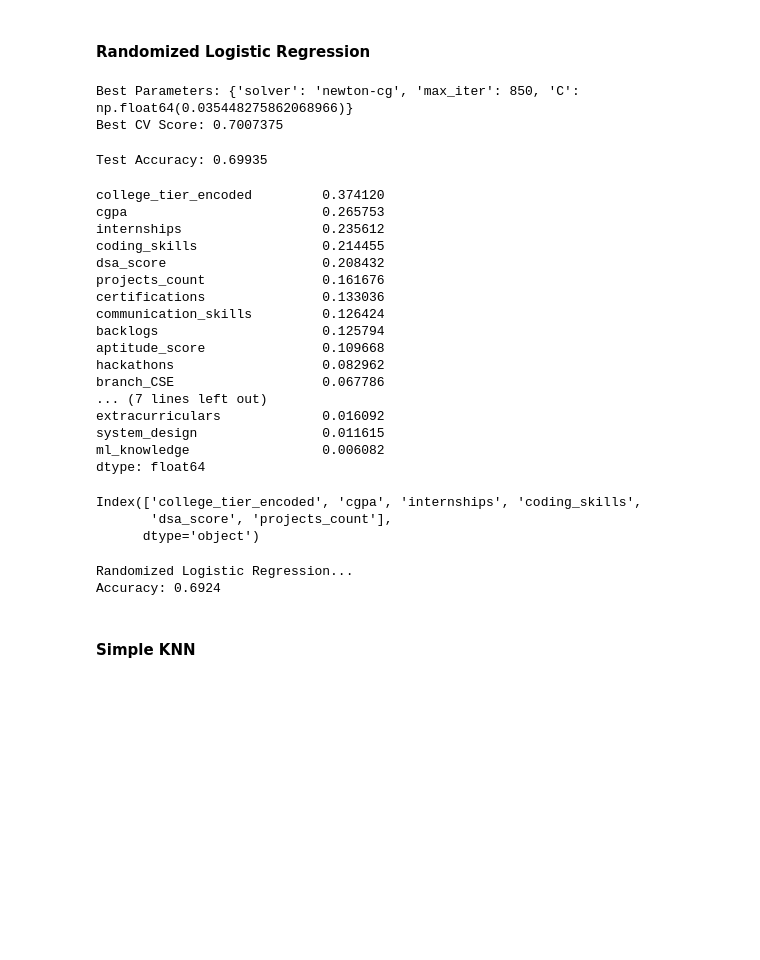
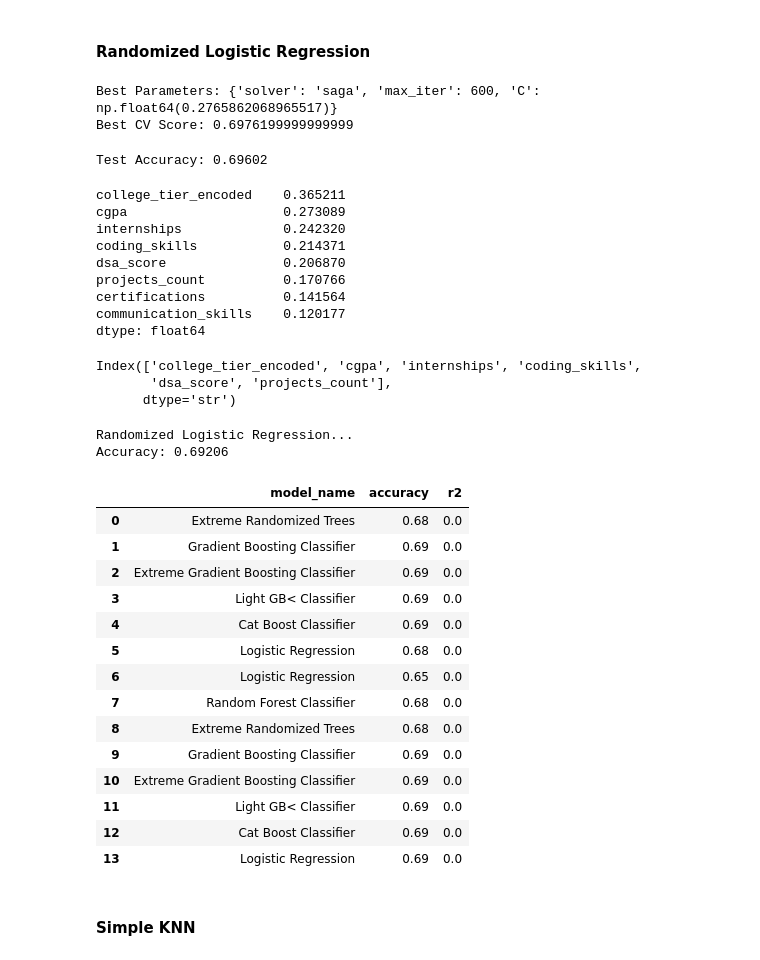
Before and after one commit to smartestnerdfromtown/Data-Science-Projects, a Jupyter notebook: Student Placement Prediction Dataset/analysis.ipynb, the cells around one changed output. Drawn from its saved outputs; the diff is of its cells as text; code cells hidden in the pictures; blank space fills up the shorter version.

```diff
--- a/Student Placement Prediction Dataset/analysis.ipynb
+++ b/Student Placement Prediction Dataset/analysis.ipynb
@@ -276,7 +249,16 @@ salary
 | 15 | branch_Chemical | 0.000487 |
 | 20 | college_tier_encoded | 0.356266 |
 # %%
-df_regression = df.dropna().loc[:, salary["index"]]
-df_classification = df.loc[:, placement["index"]]
+df_regression = (
+    df
+    .drop(columns="placement_status")
+    .loc[:, salary["index"]]
+    .dropna()
+)
 
-df_regression.info()
+df_classification = (
+    df
+    .drop(columns="salary_package_lpa")
+    .loc[:, placement["index"]]
+    .dropna()
+)
@@ -1591,36 +1751,28 @@ random_logistic_regression.fit(X_train_scaled, y_train)
 print("Best Parameters:", random_logistic_regression.best_params_)
 print("Best CV Score:", random_logistic_regression.best_score_)
 # %% [output]
-Best Parameters: {'solver': 'newton-cg', 'max_iter': 850, 'C': np.float64(0.035448275862068966)}
-Best CV Score: 0.7007375
+Best Parameters: {'solver': 'saga', 'max_iter': 600, 'C': np.float64(0.2765862068965517)}
+Best CV Score: 0.6976199999999999
 # %%
 best_logistic_regression = random_logistic_regression.best_estimator_
 y_pred = best_logistic_regression.predict(X_test_scaled)
 print("Test Accuracy:", accuracy_score(y_test, y_pred))
 # %% [output]
-Test Accuracy: 0.69935
+Test Accuracy: 0.69602
 # %%
 importances = np.abs(best_logistic_regression.coef_[0])
 feature_importance = pd.Series(importances, index=X_train.columns)
 feature_importance = feature_importance.sort_values(ascending=False)
 print(feature_importance)
 # %% [output]
-college_tier_encoded         0.374120
-cgpa                         0.265753
-internships                  0.235612
-coding_skills                0.214455
-dsa_score                    0.208432
-projects_count               0.161676
-certifications               0.133036
-communication_skills         0.126424
-backlogs                     0.125794
-aptitude_score               0.109668
-hackathons                   0.082962
-branch_CSE                   0.067786
-... (7 lines left out)
-extracurriculars             0.016092
-system_design                0.011615
-ml_knowledge                 0.006082
+college_tier_encoded    0.365211
+cgpa                    0.273089
+internships             0.242320
+coding_skills           0.214371
+dsa_score               0.206870
+projects_count          0.170766
+certifications          0.141564
+communication_skills    0.120177
 dtype: float64
 # %%
 important_features = feature_importance[feature_importance > 0.15].index
@@ -1630,7 +1782,7 @@ X_test_selected = X_test[important_features]
 # %% [output]
 Index(['college_tier_encoded', 'cgpa', 'internships', 'coding_skills',
        'dsa_score', 'projects_count'],
-      dtype='object')
+      dtype='str')
 # %%
 X_train_scaled = scaler.fit_transform(X_train_selected)
 X_test_scaled = scaler.transform(X_test_selected) # ← transform only!
@@ -1648,7 +1800,30 @@ y_pred = logistic_regression.predict(X_test_scaled)
 print("Accuracy:", accuracy_score(y_test, y_pred))
 # %% [output]
 Randomized Logistic Regression...
-Accuracy: 0.6924
+Accuracy: 0.69206
+# %%
+add_results(
+    results_table=results_classification,
+    model_name="Logistic Regression",
+    accuracy=accuracy_score(y_test, y_pred),
+    r2=0
+)
+# %% [output]
+|  | model_name | accuracy | r2 |
+| 0 | Extreme Randomized Trees | 0.68 | 0.0 |
+| 1 | Gradient Boosting Classifier | 0.69 | 0.0 |
+| 2 | Extreme Gradient Boosting Classifier | 0.69 | 0.0 |
+| 3 | Light GB< Classifier | 0.69 | 0.0 |
+| 4 | Cat Boost Classifier | 0.69 | 0.0 |
+| 5 | Logistic Regression | 0.68 | 0.0 |
+| 6 | Logistic Regression | 0.65 | 0.0 |
+| 7 | Random Forest Classifier | 0.68 | 0.0 |
+| 8 | Extreme Randomized Trees | 0.68 | 0.0 |
+| 9 | Gradient Boosting Classifier | 0.69 | 0.0 |
+| 10 | Extreme Gradient Boosting Classifier | 0.69 | 0.0 |
+| 11 | Light GB< Classifier | 0.69 | 0.0 |
+| 12 | Cat Boost Classifier | 0.69 | 0.0 |
+| 13 | Logistic Regression | 0.69 | 0.0 |
 # %% [markdown]
 #### Simple KNN
 # %%
```
Also changed, not shown: parts of 59 cells of this notebook.
